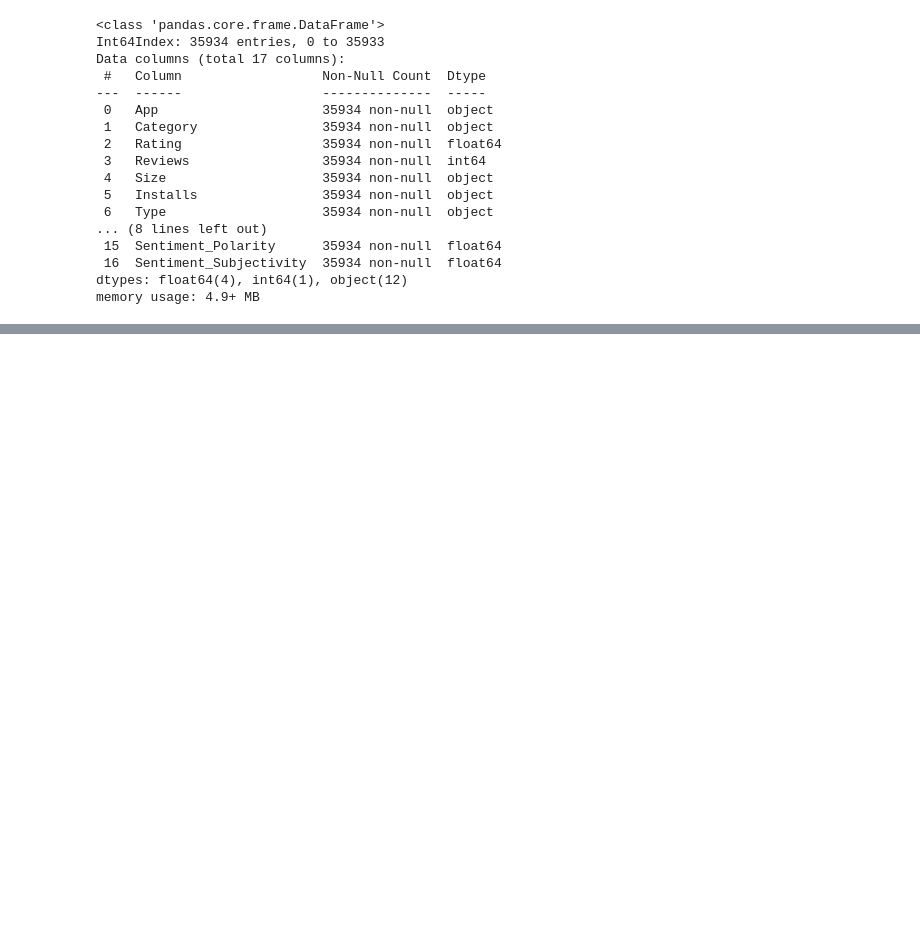
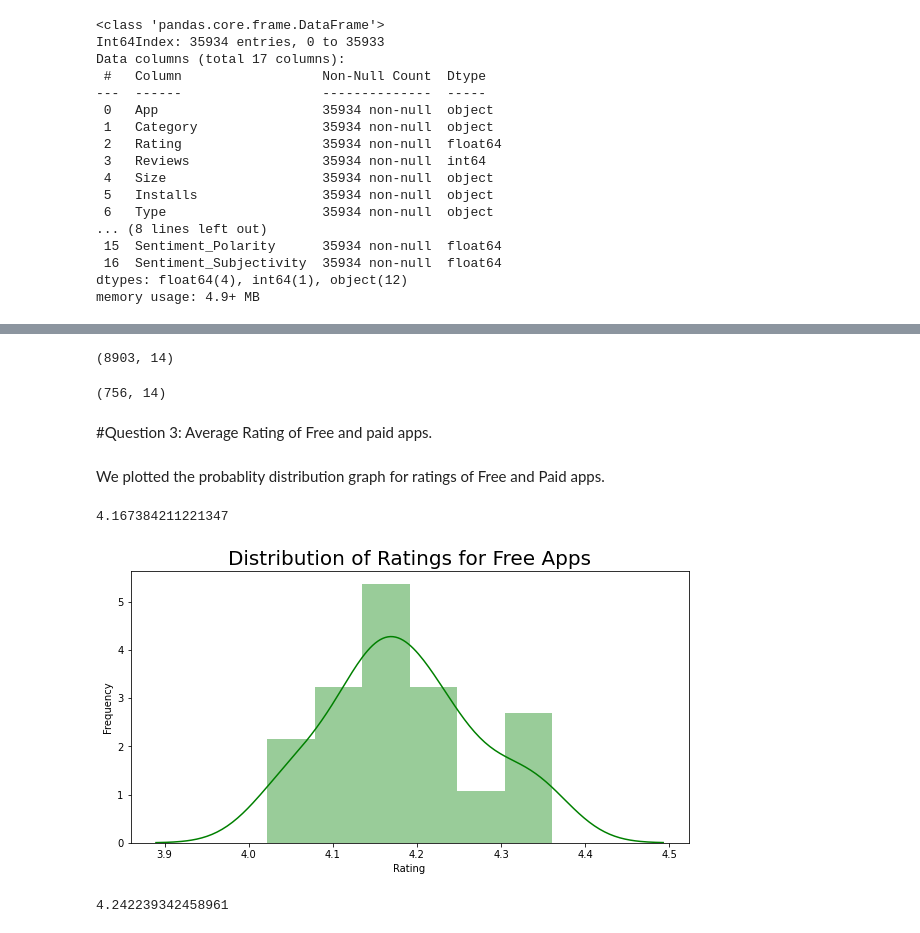
Before and after one commit to pranjaljha25/play_store_data_analysi-EDA-, a Jupyter notebook: Play_Store_App_Review_Analysis_Capstone_Project.ipynb, the cells around one changed output, grey strips where cells are left out. Saved outputs shown, nothing was run; the diff lists cells and outputs as text; code cells hidden in the pictures; blank space fills up the shorter version.

```diff
--- a/Play_Store_App_Review_Analysis_Capstone_Project.ipynb
+++ b/Play_Store_App_Review_Analysis_Capstone_Project.ipynb
@@ -460,0 +542,41 @@ memory usage: 4.9+ MB
+# %%
+#For Free Apps
+#We create a new dataframe which contains data of only free apps
+free_apps_df=df[df['Type']=='Free']
+free_apps_df.shape
+# %% [output]
+(8903, 14)
+# %%
+#For Paid Apps
+#We create a new dataframe which contains data of only paid apps
+paid_apps_df=df[df['Type']=='Paid']
+paid_apps_df.shape
+# %% [output]
+(756, 14)
+# %% [markdown]
+#Question 3: Average Rating of Free and paid apps.
+# %% [markdown]
+We plotted the probablity distribution graph for ratings of Free and Paid apps.
+# %%
+#For Free Apps
+free_apps_df['Rating'].mean()
+# %% [output]
+4.167384211221347
+# %%
+#Creating free app rating data frame
+free_app_ratings_df = free_apps_df.groupby(['Category'])[['Rating']].mean()
+
+#plotting the distribution graph
+plt.figure(figsize=(10,5))
+g = sns.distplot(free_app_ratings_df.Rating, color="Green",hist=True)
+g.set_xlabel("Rating")
+g.set_ylabel("Frequency")
+plt.title('Distribution of Ratings for Free Apps',size = 20)
+plt.show()
+# %% [output]
+[figure, added]
+# %%
+#For paid apps
+paid_apps_df['Rating'].mean()
+# %% [output]
+4.242239342458961
```
Also changed, not shown: parts of 39 cells of this notebook.
